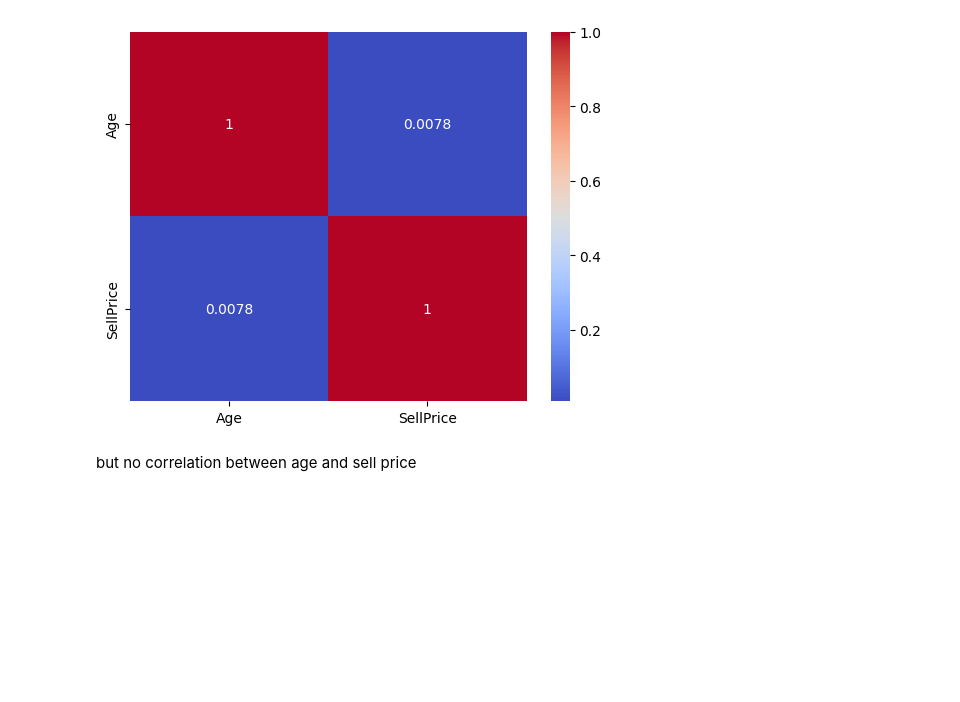
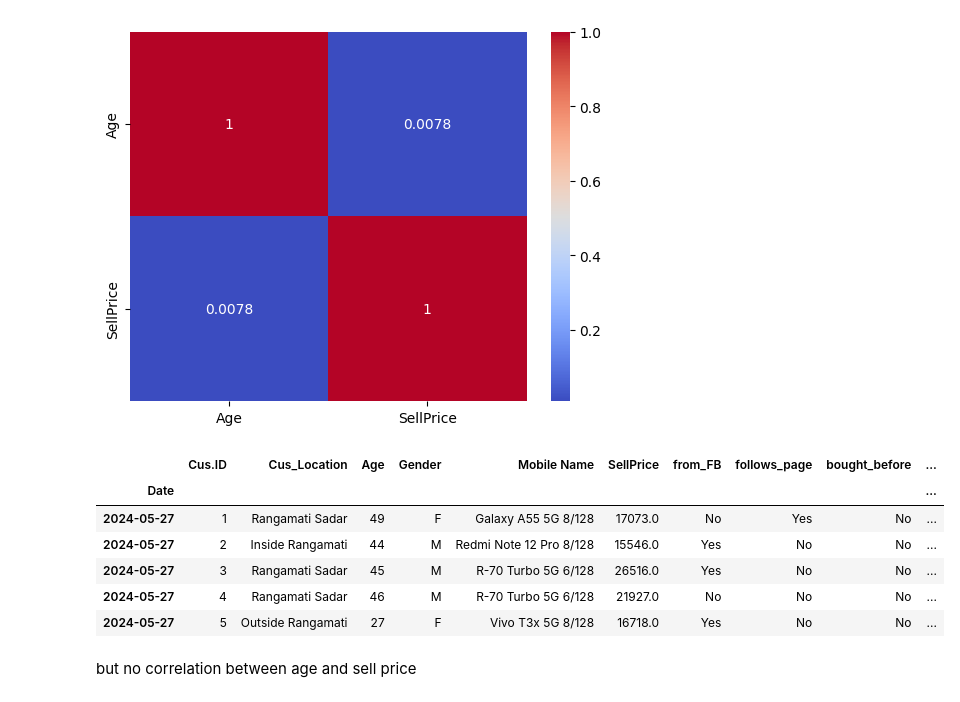
Before and after one commit to SuperDataScience-Community-Projects/SDS-CP026-retail-pulse, a Jupyter notebook: submissions/team/greg-gibson/notebooks/greg-CP026-retail-pulse-1-EDA.ipynb, the cells around one changed output. Cells and saved outputs as stored; diff of their text form; code cells hidden in the pictures; blank space fills up the shorter version.

```diff
--- a/submissions/team/greg-gibson/notebooks/greg-CP026-retail-pulse-1-EDA.ipynb
+++ b/submissions/team/greg-gibson/notebooks/greg-CP026-retail-pulse-1-EDA.ipynb
@@ -228,6 +228,16 @@ sns.heatmap(data.drop(columns='Cus.ID').corr(numeric_only=True), annot=True, cma
 # %% [output]
 <Axes: >
 [figure]
+# %%
+data.head()
+# %% [output]
+|  | Cus.ID | Cus_Location | Age | Gender | Mobile Name | SellPrice | from_FB | follows_page | bought_before | ... |
+| Date |  |  |  |  |  |  |  |  |  | ... |
+| 2024-05-27 | 1 | Rangamati Sadar | 49 | F | Galaxy A55 5G 8/128 | 17073.0 | No | Yes | No | ... |
+| 2024-05-27 | 2 | Inside Rangamati | 44 | M | Redmi Note 12 Pro 8/128 | 15546.0 | Yes | No | No | ... |
+| 2024-05-27 | 3 | Rangamati Sadar | 45 | M | R-70 Turbo 5G 6/128 | 26516.0 | Yes | No | No | ... |
+| 2024-05-27 | 4 | Rangamati Sadar | 46 | M | R-70 Turbo 5G 6/128 | 21927.0 | No | No | No | ... |
+| 2024-05-27 | 5 | Outside Rangamati | 27 | F | Vivo T3x 5G 8/128 | 16718.0 | Yes | No | No | ... |
 # %% [markdown]
 but no correlation between age and sell price
 # %%
```
Also changed, not shown: parts of 13 cells of this notebook, 6 other files.
